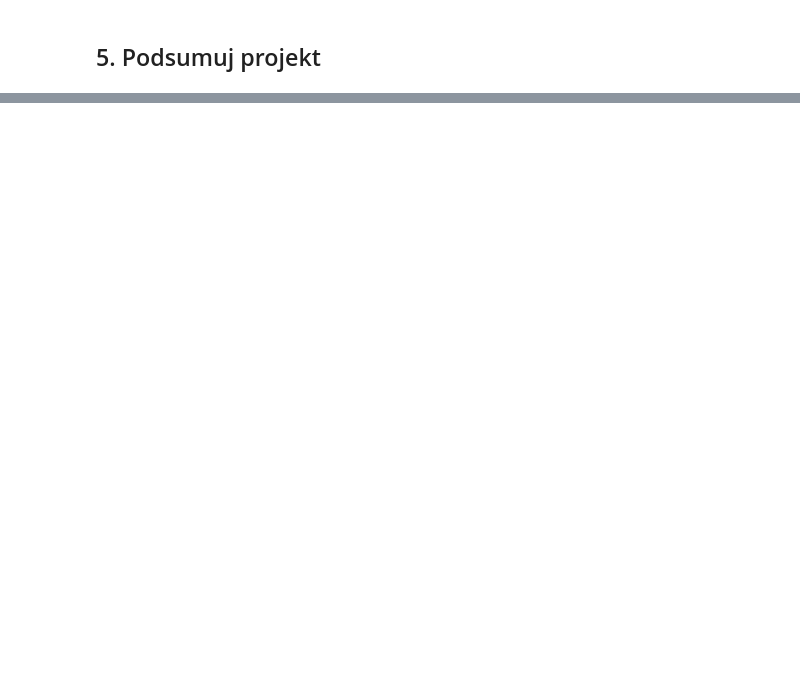
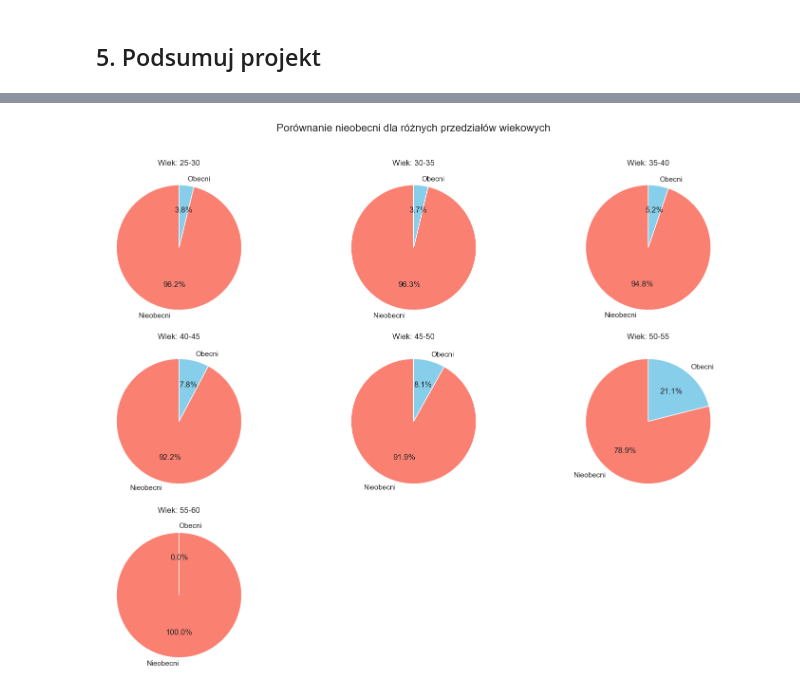
Before and after one commit to KacperJarosik/Absenteeism-at-work, a Jupyter notebook: main.ipynb, the cells around one changed output, grey strips where cells are left out. Drawn from its saved outputs; the diff is of its cells as text; code cells hidden in the pictures; blank space fills up the shorter version.

```diff
--- a/main.ipynb
+++ b/main.ipynb
@@ -1109,0 +1142,48 @@ random_row
+# %%
+# Usuwanie wybranych kolumn
+filtered_data = df_selected.copy()
+columns_to_drop = ['Seasons', 'Hit target', 'Disciplinary failure', 'Social smoker']
+filtered_data = filtered_data.drop(columns=columns_to_drop)
+
+# Filtracja danych na podstawie warunku Absenteeism time in hours == 1 oraz == 0
+filtered_data_1 = filtered_data[filtered_data['Absenteeism time in hours'] == 1]
+filtered_data_0 = filtered_data[filtered_data['Absenteeism time in hours'] == 0]
+
+# Zdefiniowanie niestandardowych przedziałów wiekowych
+age_bins = [25, 30, 35, 40, 45, 50, 55, 60]  # Przedziały <20,25), <25,30), itd.
+
+# Tworzenie wykresów kołowych dla każdego przedziału wiekowego
+plt.figure(figsize=(15, 12))
+
+# Pętla po przedziałach wiekowych
+for i, (left, right) in enumerate(zip(age_bins[:-1], age_bins[1:])):
+    # Filtracja danych w danym przedziale wiekowym
+    age_range_1 = filtered_data_1[(filtered_data_1['Age'] >= left) & (filtered_data_1['Age'] < right)]
+    age_range_0 = filtered_data_0[(filtered_data_0['Age'] >= left) & (filtered_data_0['Age'] < right)]
+
+    # Liczenie liczby osób w danym przedziale wiekowym
+    count_1 = len(age_range_1)
+    count_0 = len(age_range_0)
+
+    # Sprawdzanie, czy przedział wiekowy zawiera dane (nie jest pusty)
+    if count_1 + count_0 > 0:  # Jeżeli są dane do wyświetlenia
+        sizes = [count_1, count_0]
+        labels = ['Nieobecni', 'Obecni']
+        colors = ['salmon', 'skyblue']
+
+        # Tworzenie wykresu kołowego w siatce
+        plt.subplot(3, 3, i + 1)  # Siatka 3x3 dla 9 wykresów
+        plt.pie(sizes, labels=labels, autopct='%1.1f%%', startangle=90, colors=colors)
+        plt.title(f'Wiek: {left}-{right}')
+    else:
+        # W przypadku braku danych w przedziale wiekowym, dodaj puste wykresy
+        plt.subplot(3, 3, i + 1)
+        plt.text(0.5, 0.5, "Brak danych", horizontalalignment='center', verticalalignment='center', fontsize=12)
+
+# Tytuł wykresu
+plt.suptitle("Porównanie nieobecni dla różnych przedziałów wiekowych", fontsize=16)
+plt.tight_layout()
+plt.subplots_adjust(top=0.9)  # Dostosowanie marginesu górnego, aby tytuł się nie nakładał
+plt.show()
+# %% [output]
+[figure, added]
```
Also changed, not shown: parts of 11 cells of this notebook.
